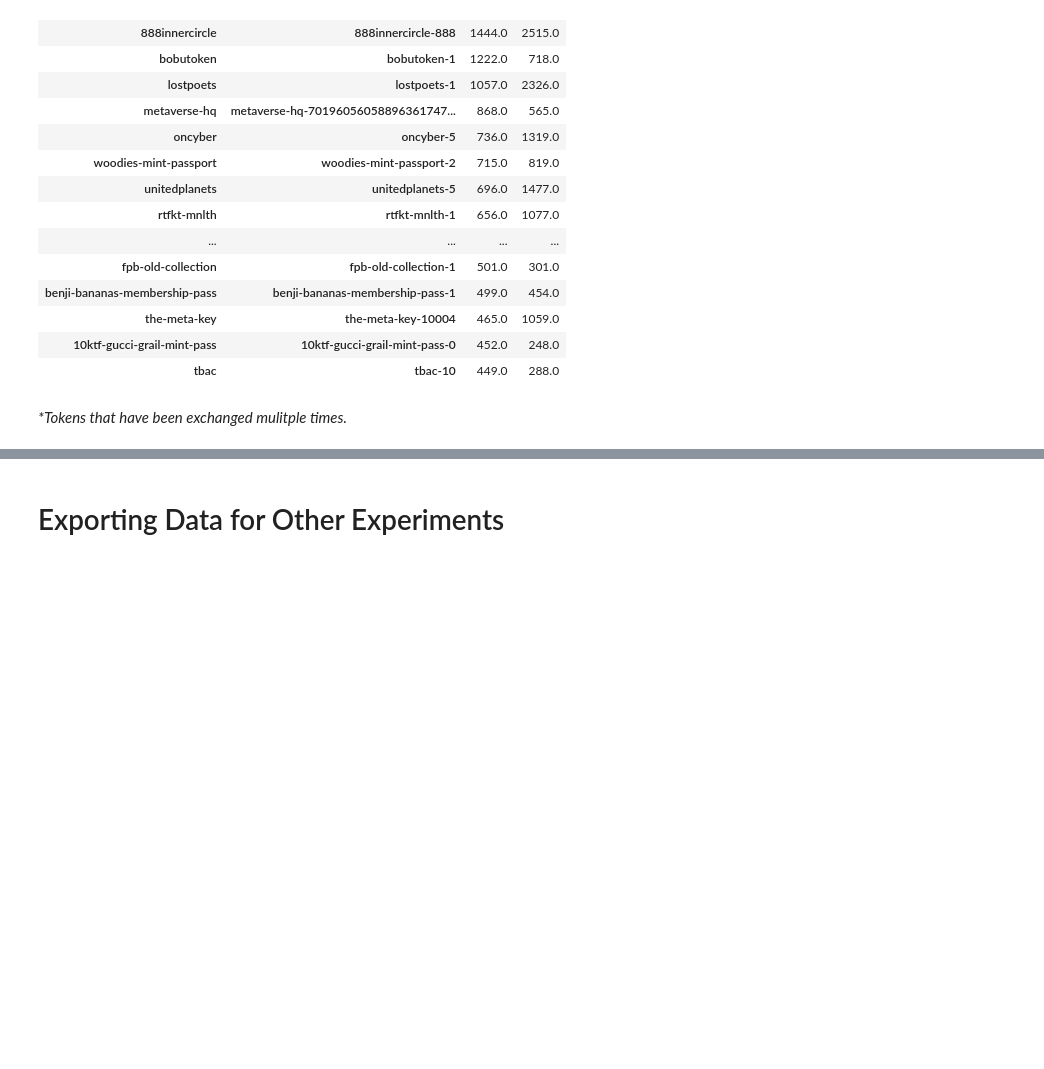
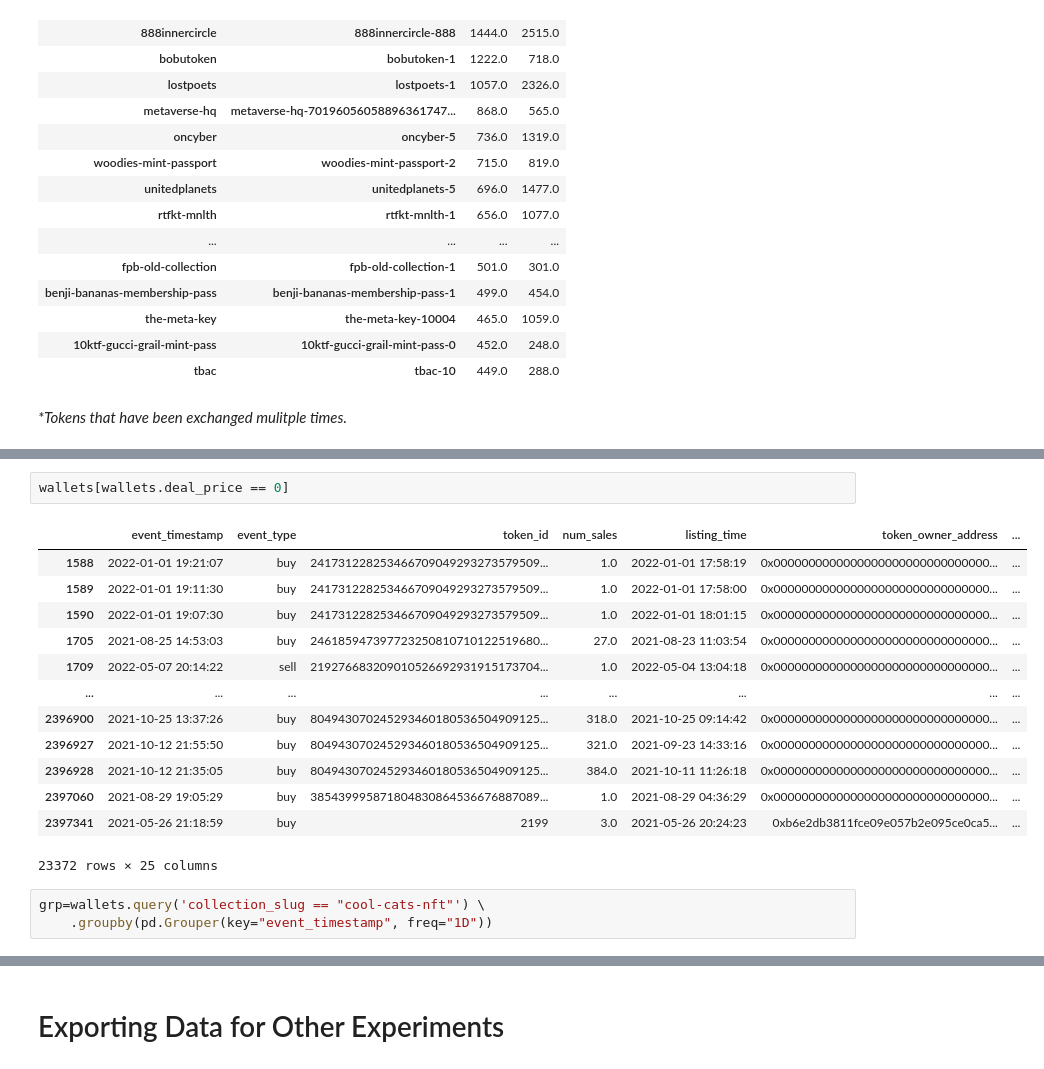
Before and after one commit to Cryptoro-DAO/OpenSea-API-crawler, a Jupyter notebook: Wallets Feature Engineering.ipynb, the cells around one changed output, grey strips where cells are left out. Saved outputs shown, nothing was run; the diff lists cells and outputs as text; blank space fills up the shorter version.

```diff
--- a/Wallets Feature Engineering.ipynb
+++ b/Wallets Feature Engineering.ipynb
@@ -869,0 +889,19 @@ _*Tokens that have been exchanged mulitple times._
+# %%
+wallets[wallets.deal_price == 0]
+# %% [output]
+|  | event_timestamp | event_type | token_id | num_sales | listing_time | token_owner_address | ... |
+| 1588 | 2022-01-01 19:21:07 | buy | 241731228253466709049293273579509... | 1.0 | 2022-01-01 17:58:19 | 0x0000000000000000000000000000000... | ... |
+| 1589 | 2022-01-01 19:11:30 | buy | 241731228253466709049293273579509... | 1.0 | 2022-01-01 17:58:00 | 0x0000000000000000000000000000000... | ... |
+| 1590 | 2022-01-01 19:07:30 | buy | 241731228253466709049293273579509... | 1.0 | 2022-01-01 18:01:15 | 0x0000000000000000000000000000000... | ... |
+| 1705 | 2021-08-25 14:53:03 | buy | 246185947397723250810710122519680... | 27.0 | 2021-08-23 11:03:54 | 0x0000000000000000000000000000000... | ... |
+| 1709 | 2022-05-07 20:14:22 | sell | 219276683209010526692931915173704... | 1.0 | 2022-05-04 13:04:18 | 0x0000000000000000000000000000000... | ... |
+| ... | ... | ... | ... | ... | ... | ... | ... |
+| 2396900 | 2021-10-25 13:37:26 | buy | 804943070245293460180536504909125... | 318.0 | 2021-10-25 09:14:42 | 0x0000000000000000000000000000000... | ... |
+| 2396927 | 2021-10-12 21:55:50 | buy | 804943070245293460180536504909125... | 321.0 | 2021-09-23 14:33:16 | 0x0000000000000000000000000000000... | ... |
+| 2396928 | 2021-10-12 21:35:05 | buy | 804943070245293460180536504909125... | 384.0 | 2021-10-11 11:26:18 | 0x0000000000000000000000000000000... | ... |
+| 2397060 | 2021-08-29 19:05:29 | buy | 385439995871804830864536676887089... | 1.0 | 2021-08-29 04:36:29 | 0x0000000000000000000000000000000... | ... |
+| 2397341 | 2021-05-26 21:18:59 | buy | 2199 | 3.0 | 2021-05-26 20:24:23 | 0xb6e2db3811fce09e057b2e095ce0ca5... | ... |
+23372 rows × 25 columns
+# %%
+grp=wallets.query('collection_slug == "cool-cats-nft"') \
+    .groupby(pd.Grouper(key="event_timestamp", freq="1D"))
```
Also changed, not shown: parts of 4 cells of this notebook.
